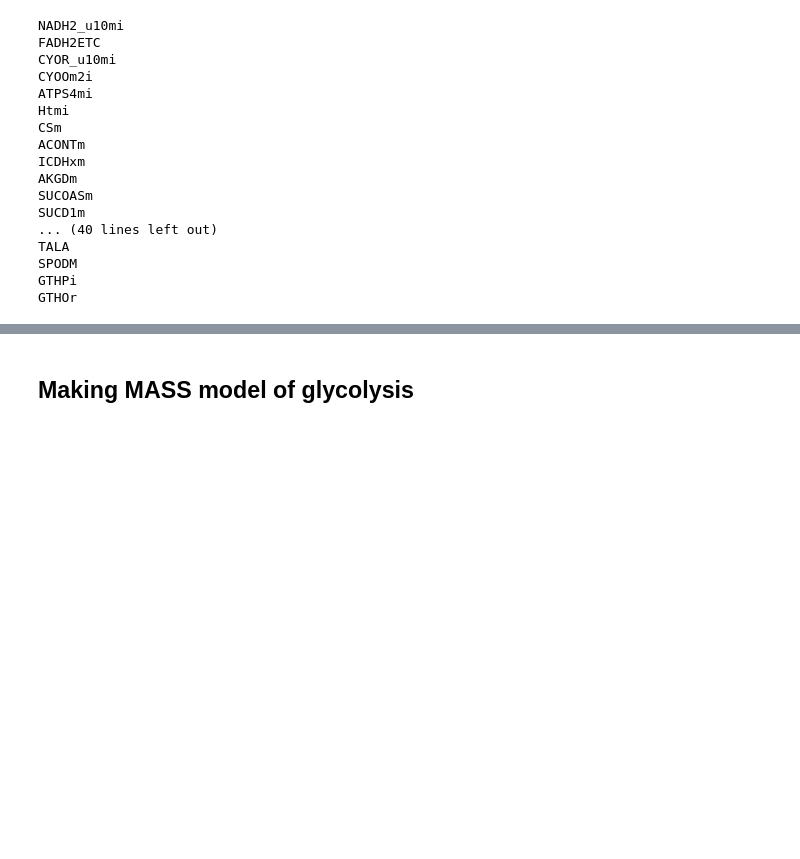
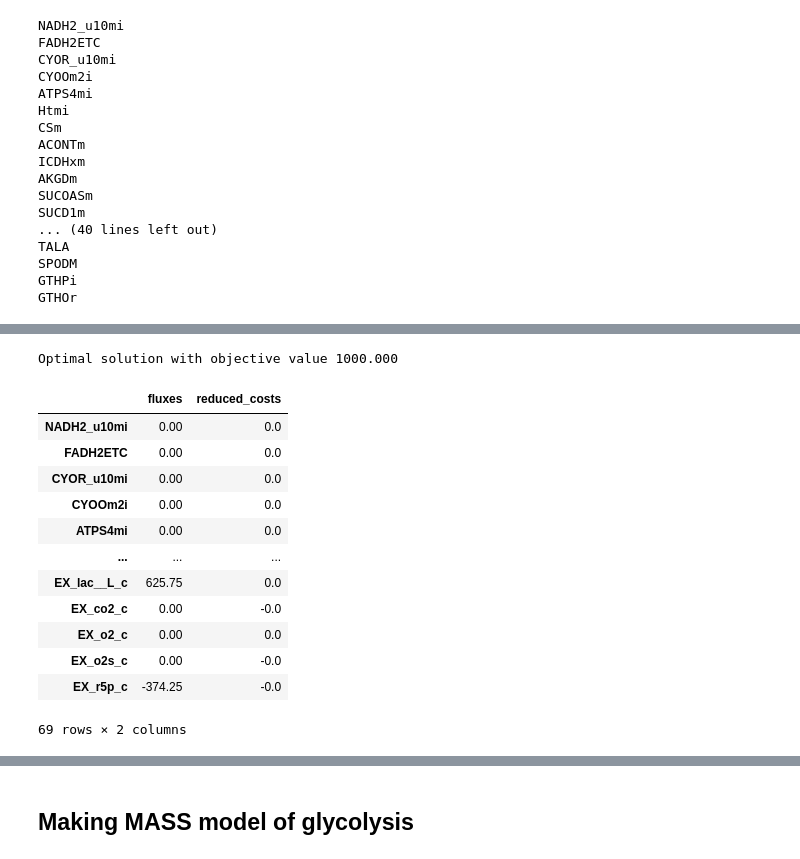
Before and after one commit to Sicily-maker/LiverModel, a Jupyter notebook: 0.0.5-core_model_recon-3D copy.ipynb, the cells around one changed output, grey strips where cells are left out. Drawn from its saved outputs; the diff is of its cells as text; code cells hidden in the pictures; blank space fills up the shorter version.

```diff
--- a/0.0.5-core_model_recon-3D copy.ipynb
+++ b/0.0.5-core_model_recon-3D copy.ipynb
@@ -207,7 +247,22 @@ for met in ['glc__D_c', 'pyr_c', 'h2o_c', 'h_c', 'pi_c','lac__L_c','co2_c','o2_c
 # %%
 trial.objective = 'ATPM'
 flux_solution = trial.optimize()
-flux_solution.fluxes
+flux_solution
+# %% [output]
+Optimal solution with objective value 1000.000
+|  | fluxes | reduced_costs |
+| NADH2_u10mi | 0.00 | 0.0 |
+| FADH2ETC | 0.00 | 0.0 |
+| CYOR_u10mi | 0.00 | 0.0 |
+| CYOOm2i | 0.00 | 0.0 |
+| ATPS4mi | 0.00 | 0.0 |
+| ... | ... | ... |
+| EX_lac__L_c | 625.75 | 0.0 |
+| EX_co2_c | 0.00 | -0.0 |
+| EX_o2_c | 0.00 | 0.0 |
+| EX_o2s_c | 0.00 | -0.0 |
+| EX_r5p_c | -374.25 | -0.0 |
+69 rows × 2 columns
 # %%
 #View all the reactions that we need build
 # escher_builder = escher.Builder(
```
Also changed, not shown: parts of 9 cells of this notebook, 7 other files.
